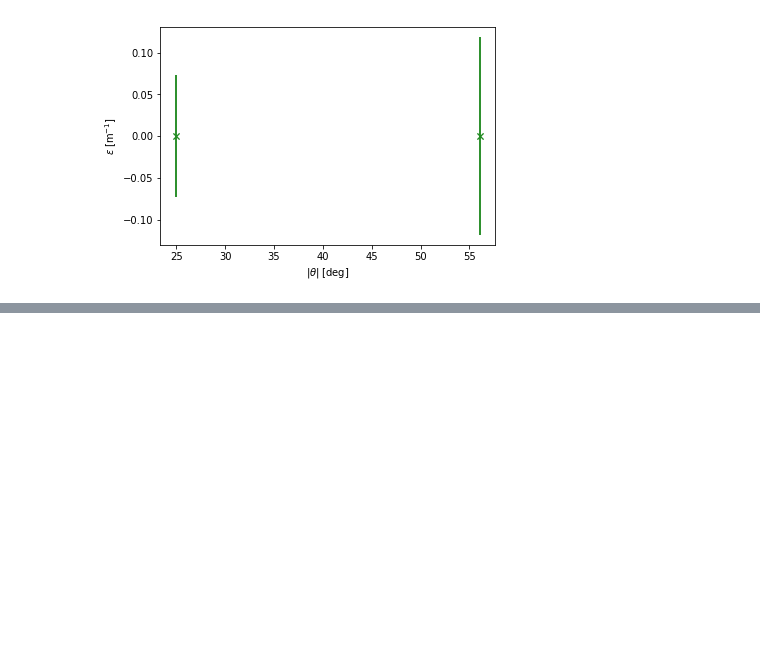
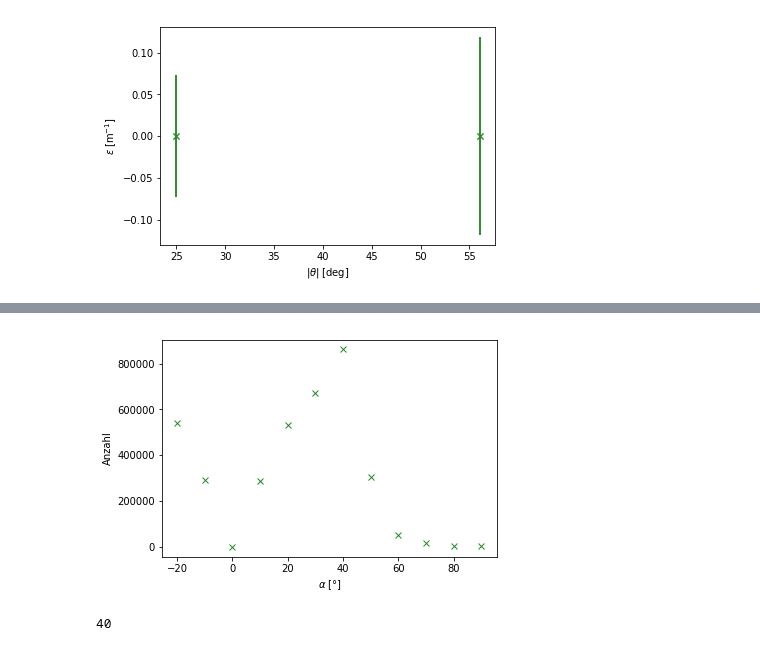
Before and after one commit to Ninilini/FP_Teilchen, a Jupyter notebook: Szintillierende_Fasern/plots/auswertung_messdaten.ipynb, the cells around one changed output, grey strips where cells are left out. Drawn from its saved outputs; the diff is of its cells as text; code cells hidden in the pictures; blank space fills up the shorter version.

Commit message:
Punkt 5 gemacht

```diff
--- a/Szintillierende_Fasern/plots/auswertung_messdaten.ipynb
+++ b/Szintillierende_Fasern/plots/auswertung_messdaten.ipynb
@@ -631,0 +653,12 @@ plt.savefig('reflektionskoeff_winkel.pdf', bbox_inches='tight')
+# %%
+sum_counts_int = [0,0,0,0,0,0,0,0,0,0,0,0]
+#sum_hor_unique_int = list()
+
+winkel_int = [0, -10, 10, -20, 20, 30, 40, 50, 60, 70, 80, 90]
+# %%
+for i in range(len(int_sig)):
+    for j in range(len(winkel_int)):
+        if int_sig[i]['hor'][0] == str(winkel_int[j]):
+            #print(j)
+            sum_counts_int[j] = sum_counts_int[j] + np.sum(int_sig[i]['UG_frei'])
+            break
@@ -631,0 +680,14 @@ plt.savefig('reflektionskoeff_winkel.pdf', bbox_inches='tight')
+# %%
+for i in range(len(sum_counts_int)):
+    sum_counts_int[i] = sum_counts_int[i]* np.sin(winkel_int[i]/360*2*np.pi)
+# %%
+plt.plot(winkel_int, np.abs(sum_counts_int), linestyle='', marker = 'x', color = 'forestgreen')
+plt.xlabel(r'$\alpha\;$[°]')
+plt.ylabel(r'Anzahl')
+plt.savefig('punkt5_mess.pdf')
+# %% [output]
+[figure, added]
+# %%
+print(winkel_int[np.argmax(np.abs(sum_counts_int))])
+# %% [output]
+40
```
Also changed, not shown: parts of 4 cells of this notebook, 7 other files.
